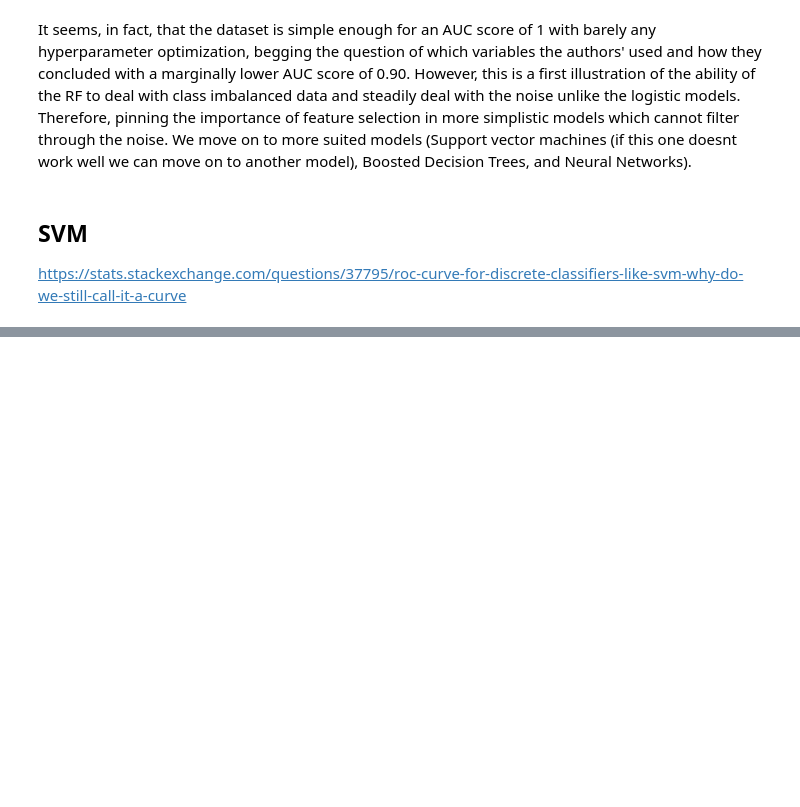
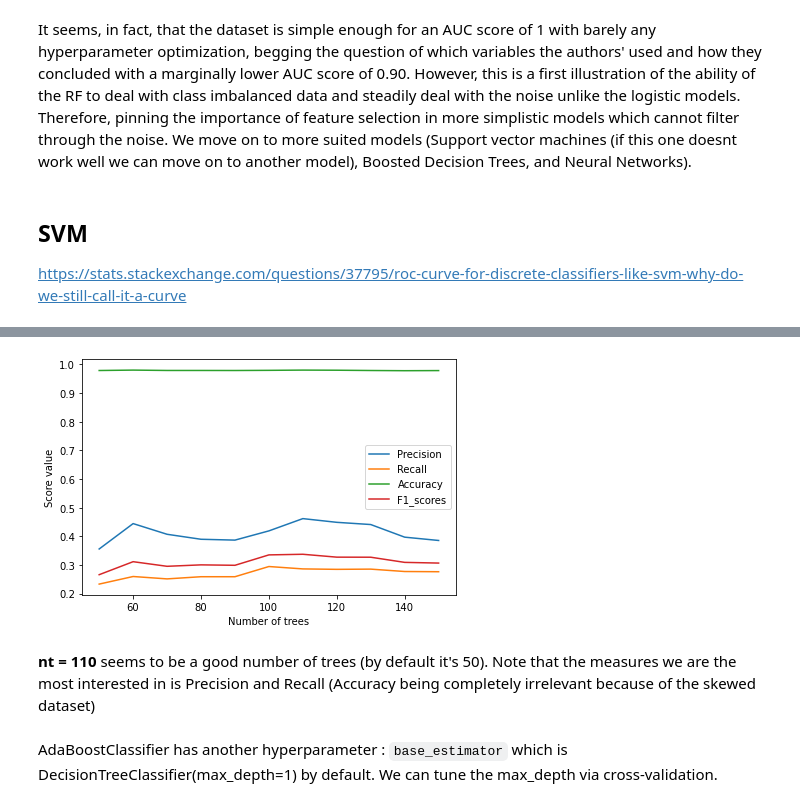
Before and after one commit to epfl-ada/ada-2020-project-milestone-p3-p3_klr, a Jupyter notebook: Creative_Extension.ipynb, the cells around one changed output, grey strips where cells are left out. Drawn from its saved outputs; the diff is of its cells as text; code cells hidden in the pictures; blank space fills up the shorter version.

Commit message:
Added AdaBoostedClassifier with ROC curves

```diff
--- a/Creative_Extension.ipynb
+++ b/Creative_Extension.ipynb
@@ -177,0 +199,3 @@ svm_pipeline = make_pipeline(StandardScaler(), svm.SVC())
+# %%
+nt = 100 #to tune
+AdaBoostmodel = AdaBoostClassifier(n_estimators=nt, random_state = 0)
@@ -177,0 +219,5 @@ svm_pipeline = make_pipeline(StandardScaler(), svm.SVC())
+# %%
+target = auth_x['warstds']
+features = auth_x.drop('warstds', axis = 1)
+# %%
+AdaBoostmodel.fit(features, target);
@@ -177,0 +228,18 @@ svm_pipeline = make_pipeline(StandardScaler(), svm.SVC())
+# %%
+number_trees = [50 + 10 * i for i in range(11)]
+precision_scores = []
+recalls_scores = []
+accuracy_scores = []
+f1_scores = []
+
+for nt in number_trees:
+    print(nt)
+    clf = AdaBoostClassifier(n_estimators=nt, random_state=0)
+    precision = cross_val_score(clf, features, target, cv=10, scoring="precision")
+    precision_scores.append(precision.mean())
+    recall = cross_val_score(clf, features, target, cv=10, scoring="recall")
+    recalls_scores.append(recall.mean())
+    accuracy = cross_val_score(clf, features, target, cv=10, scoring="accuracy")
+    accuracy_scores.append(accuracy.mean())
+    f1 = cross_val_score(clf, features, target, cv=10, scoring="f1")
+    f1_scores.append(f1.mean())
@@ -177,0 +258,19 @@ svm_pipeline = make_pipeline(StandardScaler(), svm.SVC())
+# %%
+fig, ax = plt.subplots(1,figsize=(6,4))
+
+ax.plot(number_trees, precision_scores, label="Precision")
+ax.plot(number_trees, recalls_scores, label="Recall")
+ax.plot(number_trees, accuracy_scores, label="Accuracy")
+ax.plot(number_trees, f1_scores, label="F1_scores")
+
+ax.set_ylabel("Score value")
+ax.set_xlabel("Number of trees")
+ax.legend()
+
+fig.tight_layout()
+# %% [output]
+[figure, added]
+# %% [markdown]
+**nt = 110** seems to be a good number of trees (by default it's 50). Note that the measures we are the most interested in is Precision and Recall (Accuracy being completely irrelevant because of the skewed dataset)
+# %% [markdown]
+AdaBoostClassifier has another hyperparameter : `base_estimator` which is DecisionTreeClassifier(max_depth=1) by default. We can tune the max_depth via cross-validation.
```
Also changed, not shown: parts of 31 cells of this notebook.
